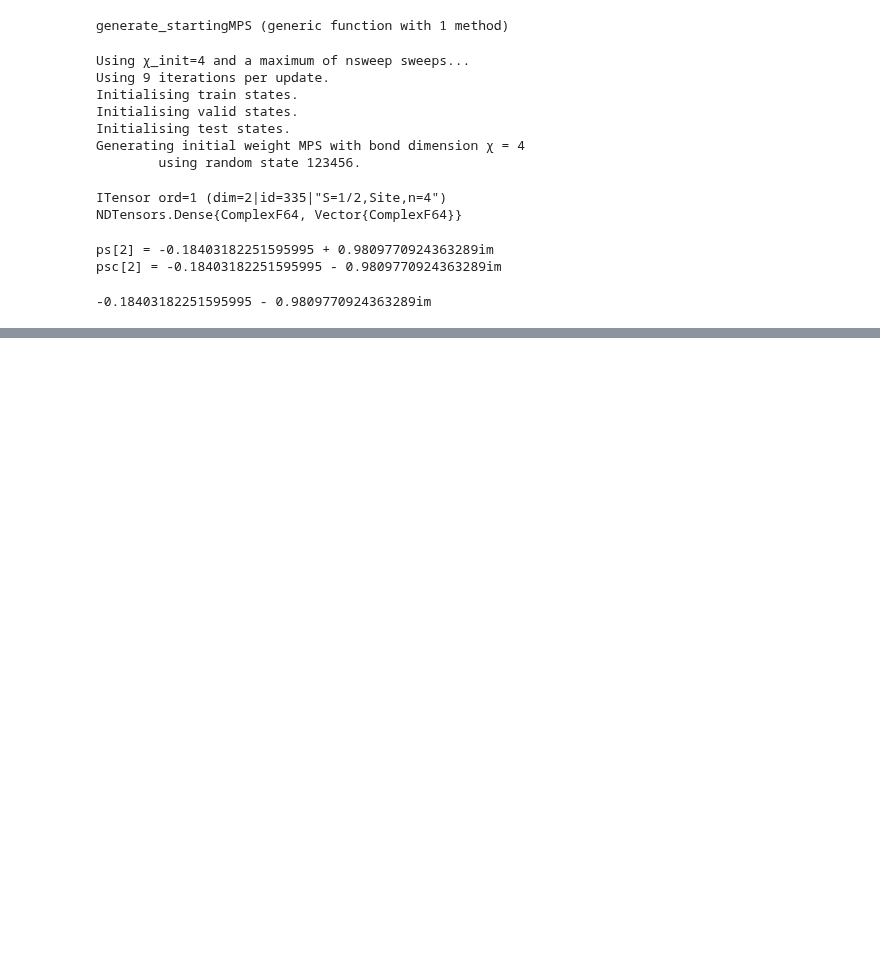
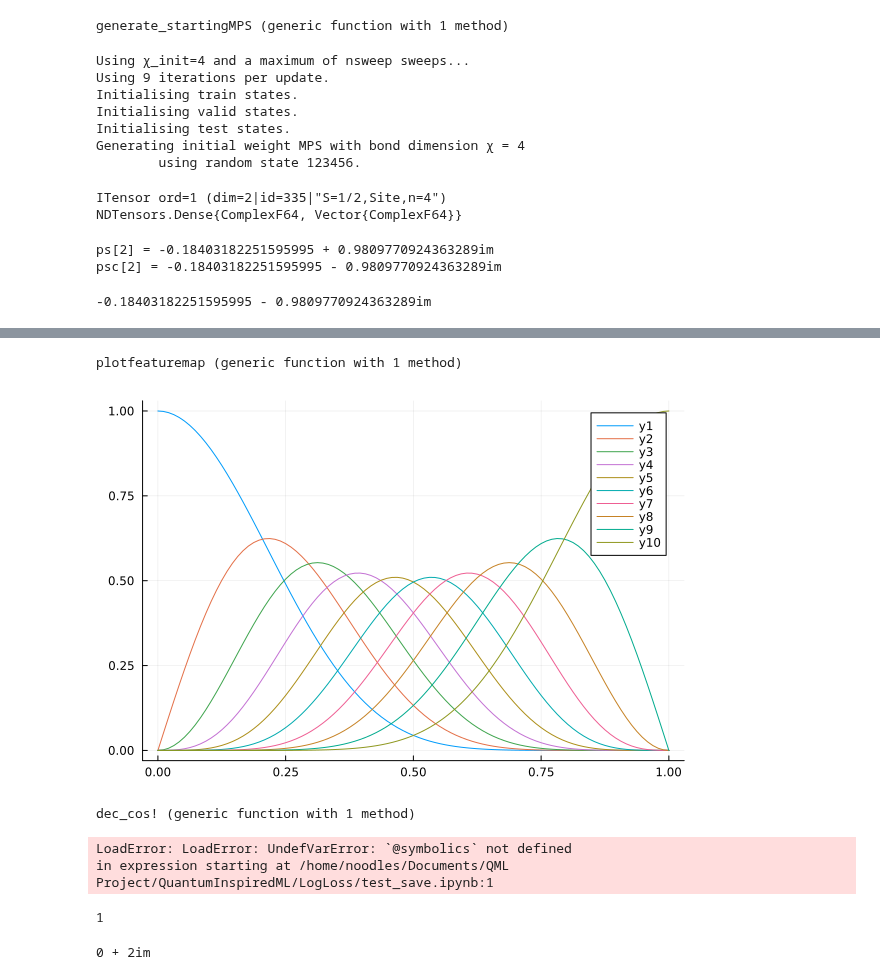
Before and after one commit to jmoo2880/QuantumInspiredML, a Jupyter notebook: LogLoss/test_save.ipynb, the cells around one changed output, grey strips where cells are left out. Cells and saved outputs as stored; diff of their text form; code cells hidden in the pictures; blank space fills up the shorter version.

```diff
--- a/LogLoss/test_save.ipynb
+++ b/LogLoss/test_save.ipynb
@@ -119,0 +126,3 @@ NDTensors.Dense{ComplexF64, Vector{ComplexF64}}
+# %%
+ts_len=96
+xs=0:1/96:1
@@ -119,0 +147,29 @@ NDTensors.Dense{ComplexF64, Vector{ComplexF64}}
+# %%
+nCr(n,r) = factorial(n) / (factorial(r) * factorial(n-r))
+
+function trigfmap(s,d)
+    return x-> sqrt(nCr(d-1,s-1)) *cospi.(x/2).^(d-s) .* sinpi.(x/2).^(s-1)
+end
+
+
+function plotfeaturemap(xs,d)
+    ys = trigfmap(1,d)
+    plot(xs,ys(xs))
+    for s = 2:d
+        ys = trigfmap(s,d)
+        plot!(xs,ys(xs))
+    end
+end
+# %% [output]
+plotfeaturemap (generic function with 1 method)
+# %%
+d=10
+ys = trigfmap(1,d)
+p = plot(xs,ys(xs))
+for s = 2:d
+    ys = trigfmap(s,d)
+    plot!(xs,ys(xs))
+end
+p
+# %% [output]
+[figure, added]
@@ -119,0 +188,35 @@ NDTensors.Dense{ComplexF64, Vector{ComplexF64}}
+# %%
+struct trigFT_te
+    sinpow::Int
+    cospow::Int
+end
+
+dec_sin!(t::trigFT_te) = trigFT_te.sinpow -= 1
+dec_cos!(t::trigFT_te) = trigFT_te.cospow -= 1
+# %% [output]
+dec_cos! (generic function with 1 method)
+# %%
+@variables w d(w)
+function integrate(tFT::trigFT_te, angle::Real;delta=d)
+    if tFT.sinpow != 0
+        out = (integrate(dec_sin!(tFt, angle - 1/4)) - integrate(dec_sin!(tFt, angle + 1/4)))/2im
+    elseif tFT.cospow !=0
+        out = (integrate(dec_cos!(tFt, angle - 1/4)) + integrate(dec_cos!(tFt, angle + 1/4)))/2
+    else
+        out = d(angle)
+    end
+    return out
+end
+# %% [output]
+LoadError: LoadError: UndefVarError: `@symbolics` not defined
+in expression starting at /home/noodles/Documents/QML Project/QuantumInspiredML/LogLoss/test_save.ipynb:1
+# %%
+x = 2
+
+x -= 1
+# %% [output]
+1
+# %%
+2im
+# %% [output]
+0 + 2im
```
Also changed, not shown: parts of 6 cells of this notebook, 2 other files.
